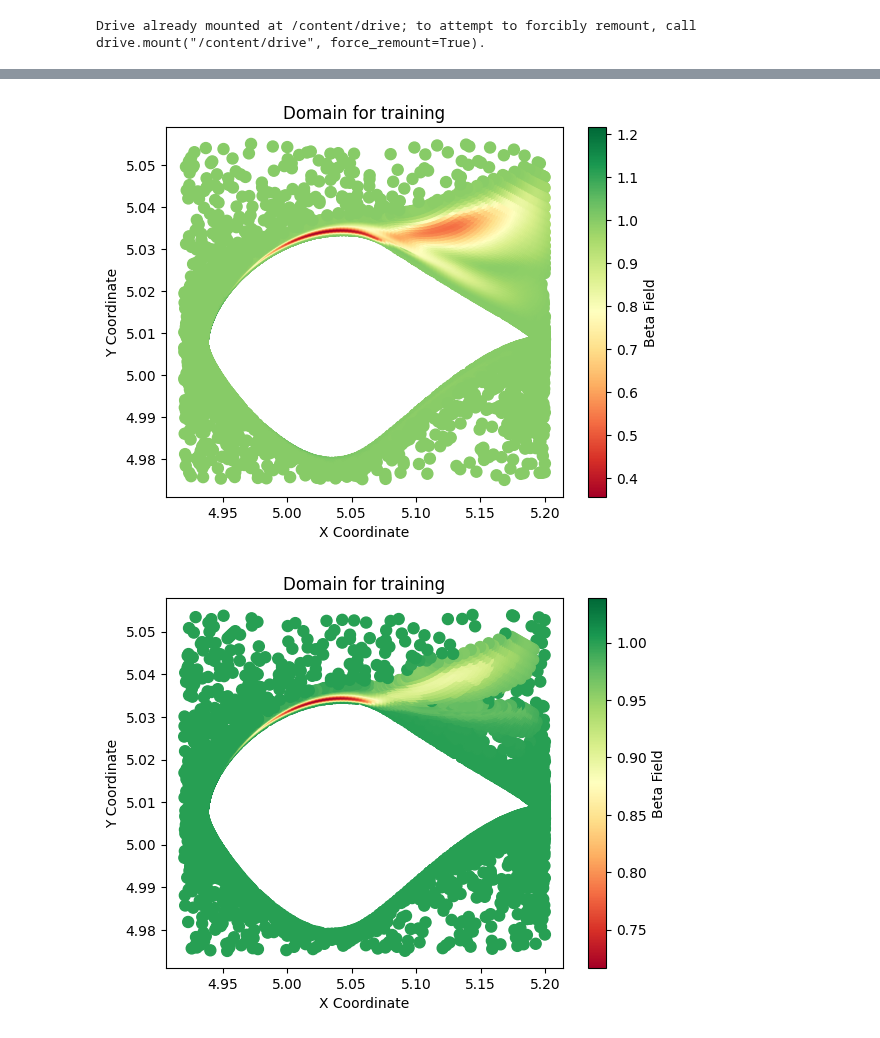
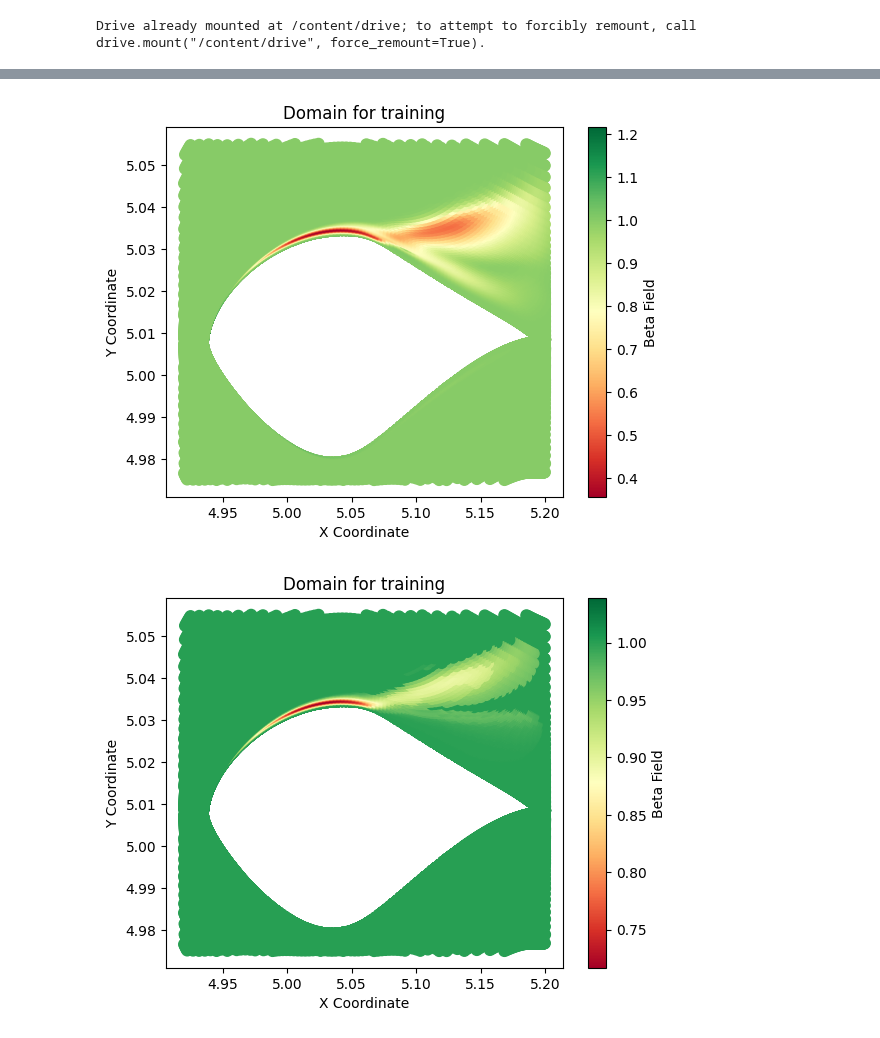
Before and after one commit to sudeepmenon17/PytorchforNN, a Jupyter notebook: AirfoilS809_SAmodel.ipynb, the cells around one changed output, grey strips where cells are left out. Cells and saved outputs as stored; diff of their text form; code cells hidden in the pictures.

```diff
--- a/AirfoilS809_SAmodel.ipynb
+++ b/AirfoilS809_SAmodel.ipynb
@@ -97,7 +97,7 @@ for item in frames:
   for i in range(len(xc)):
     if xc[i]>=4.92 and xc[i]<=5.20:
       if yc[i]>=4.975 and yc[i]<=5.055:
-        if (b[i]<0.995) | (b[i]>1.005):
+        # if (b[i]<0.995) | (b[i]>1.005):
           x1.append(xc[i])
           y1.append(yc[i])
           b1.append(b[i])
@@ -107,18 +107,18 @@ for item in frames:
           f4.append(ff4[i])
           f5.append(ff5[i])
           f6.append(ff6[i])
-        else:
-          nnn = np.random.uniform(0,1)
-          if nnn < 0.10:
-            x1.append(xc[i])
-            y1.append(yc[i])
-            b1.append(b[i])
-            f1.append(ff1[i])
-            f2.append(ff2[i])
-            f3.append(ff3[i])
-            f4.append(ff4[i])
-            f5.append(ff5[i])
-            f6.append(ff6[i])
+        # else:
+        #   nnn = np.random.uniform(0,1)
+        #   if nnn < 0.10:
+        #     x1.append(xc[i])
+        #     y1.append(yc[i])
+        #     b1.append(b[i])
+        #     f1.append(ff1[i])
+        #     f2.append(ff2[i])
+        #     f3.append(ff3[i])
+        #     f4.append(ff4[i])
+        #     f5.append(ff5[i])
+        #     f6.append(ff6[i])
 
   modified_data = {
   'x': np.array(x1),
@@ -175,2 +175,2 @@ df = pd.concat(ff)
-[figure, old version]
+[figure, new version]
-[figure, old version]
+[figure, new version]
```
Also changed, not shown: parts of 16 cells of this notebook.
